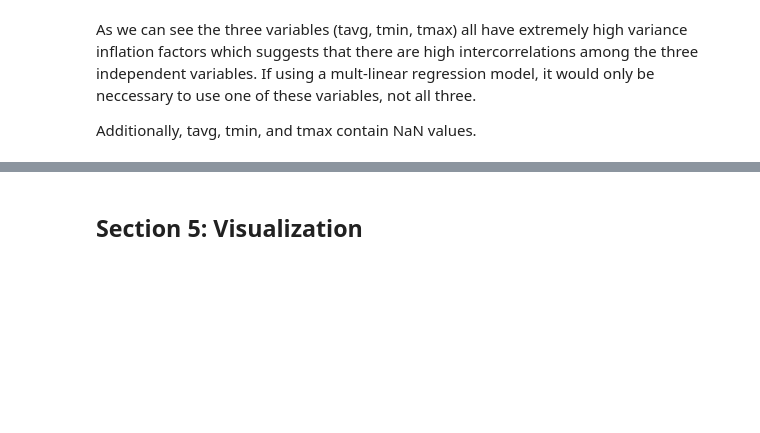
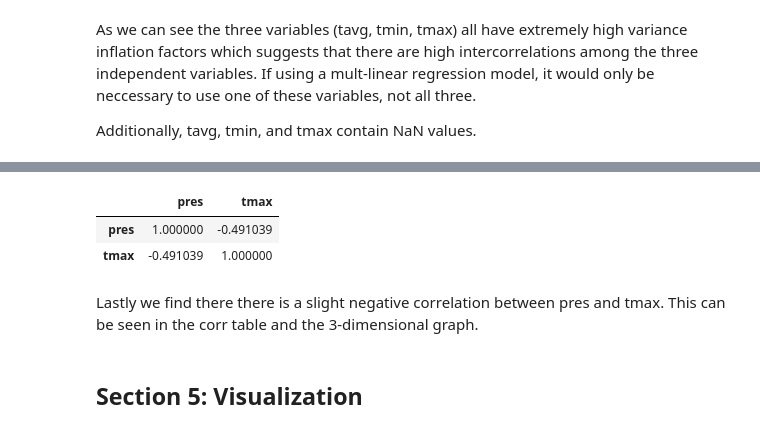
Before and after one commit to CS418/group-project-the-fast-the-curious, a Jupyter notebook: Project.ipynb, the cells around one changed output, grey strips where cells are left out. Drawn from its saved outputs; the diff is of its cells as text; code cells hidden in the pictures; blank space fills up the shorter version.

```diff
--- a/Project.ipynb
+++ b/Project.ipynb
@@ -212,3 +222,11 @@ Additionally, tavg, tmin, and tmax contain NaN values.
+# %%
+df[["pres", "tmax"]].corr()
+# %% [output]
+|  | pres | tmax |
+| pres | 1.000000 | -0.491039 |
+| tmax | -0.491039 | 1.000000 |
+# %% [markdown]
+Lastly we find there there is a slight negative correlation between pres and tmax. This can be seen in the corr table and the 3-dimensional graph.
 # %% [markdown]
 ## Section 5: Visualization <br>
 # %% [markdown]
```
Also changed, not shown: parts of 1 cell of this notebook.
